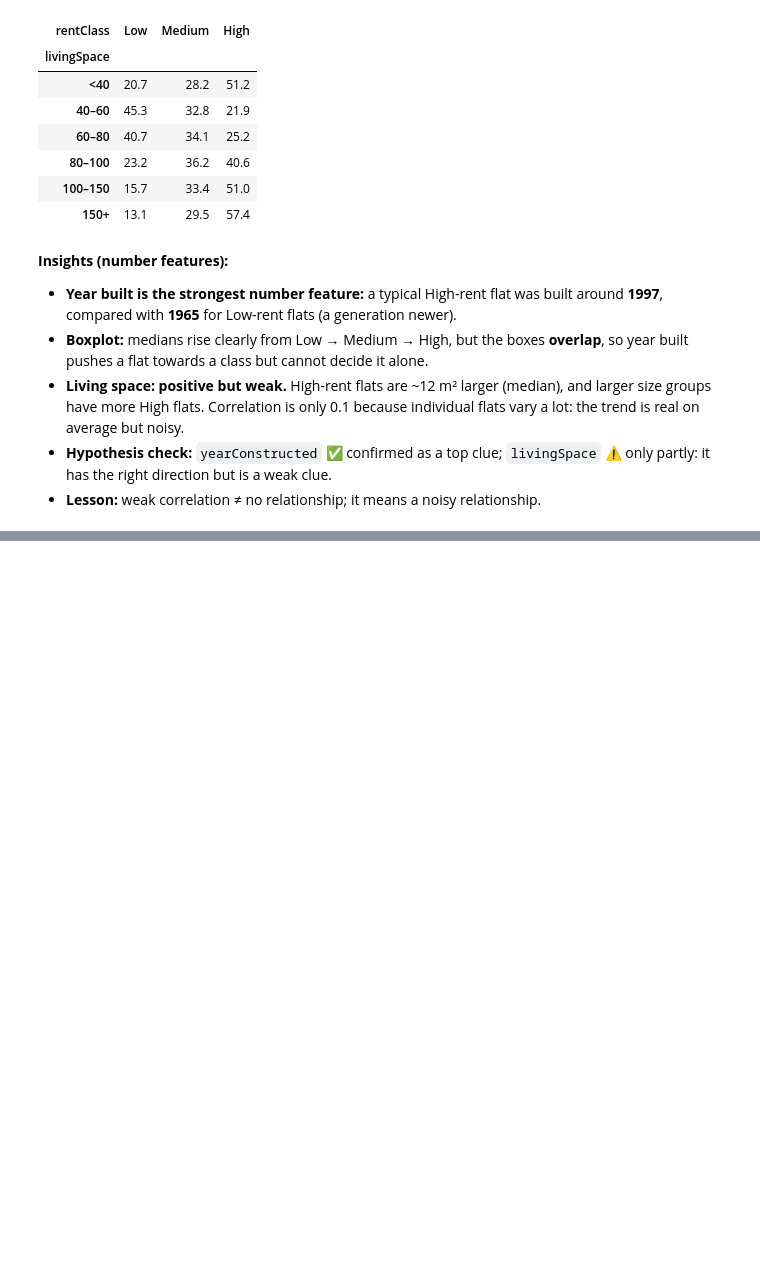
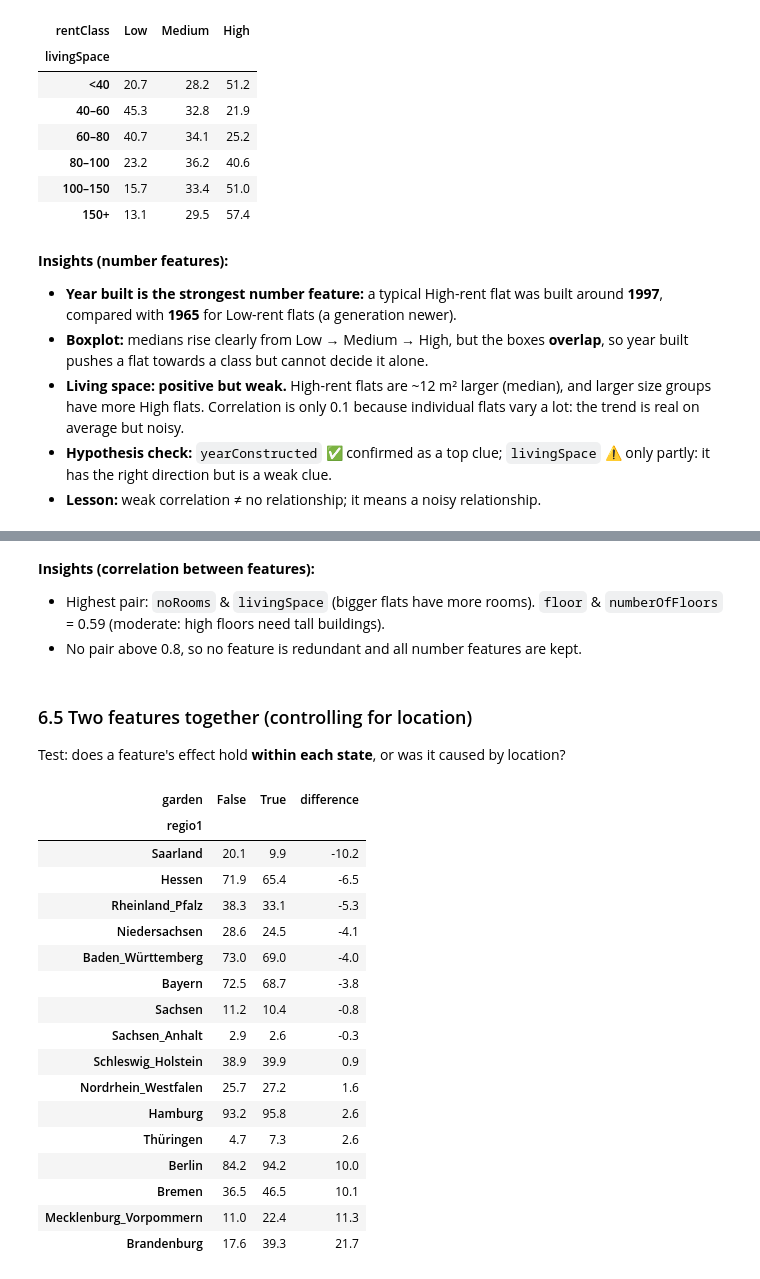
Before and after one commit to ihanmx/Rental_Datasert_study, a Jupyter notebook: notebooks/02_eda.ipynb, the cells around one changed output, grey strips where cells are left out. Saved outputs shown, nothing was run; the diff lists cells and outputs as text; code cells hidden in the pictures; blank space fills up the shorter version.

```diff
--- a/notebooks/02_eda.ipynb
+++ b/notebooks/02_eda.ipynb
@@ -355,0 +375,42 @@ size_groups = pd.cut(df_clean["livingSpace"],
+# %% [markdown]
+**Insights (correlation between features):**
+- Highest pair: `noRooms` & `livingSpace` (bigger flats have more rooms). `floor` & `numberOfFloors` = 0.59 (moderate: high floors need tall buildings).
+- No pair above 0.8, so no feature is redundant and all number features are kept.
+# %% [markdown]
+### 6.5 Two features together (controlling for location)
+Test: does a feature's effect hold **within each state**, or was it caused by location?
+# %%
+# Step 1: mark the High flats (True / False)
+is_high = df_clean["rentClass"] == "High"
+
+def high_share_by_state(feature):
+    # Step 2: split the flats by STATE and by the FEATURE at the same time,
+    #         then calculate % High in each small group
+    # unstack turns the table from "long" to "wide" format, so each feature value gets its own column
+    table = is_high.groupby([df_clean["regio1"], df_clean[feature]]).mean().unstack() * 100
+
+    # Step 3: inside each state, % High WITH the feature minus % High WITHOUT it
+    table["difference"] = table[True] - table[False]
+
+    return table.round(1).sort_values("difference")
+
+high_share_by_state("garden")
+# %% [output]
+| garden | False | True | difference |
+| regio1 |  |  |  |
+| Saarland | 20.1 | 9.9 | -10.2 |
+| Hessen | 71.9 | 65.4 | -6.5 |
+| Rheinland_Pfalz | 38.3 | 33.1 | -5.3 |
+| Niedersachsen | 28.6 | 24.5 | -4.1 |
+| Baden_Württemberg | 73.0 | 69.0 | -4.0 |
+| Bayern | 72.5 | 68.7 | -3.8 |
+| Sachsen | 11.2 | 10.4 | -0.8 |
+| Sachsen_Anhalt | 2.9 | 2.6 | -0.3 |
+| Schleswig_Holstein | 38.9 | 39.9 | 0.9 |
+| Nordrhein_Westfalen | 25.7 | 27.2 | 1.6 |
+| Hamburg | 93.2 | 95.8 | 2.6 |
+| Thüringen | 4.7 | 7.3 | 2.6 |
+| Berlin | 84.2 | 94.2 | 10.0 |
+| Bremen | 36.5 | 46.5 | 10.1 |
+| Mecklenburg_Vorpommern | 11.0 | 22.4 | 11.3 |
+| Brandenburg | 17.6 | 39.3 | 21.7 |
```
Also changed, not shown: parts of 3 cells of this notebook.
